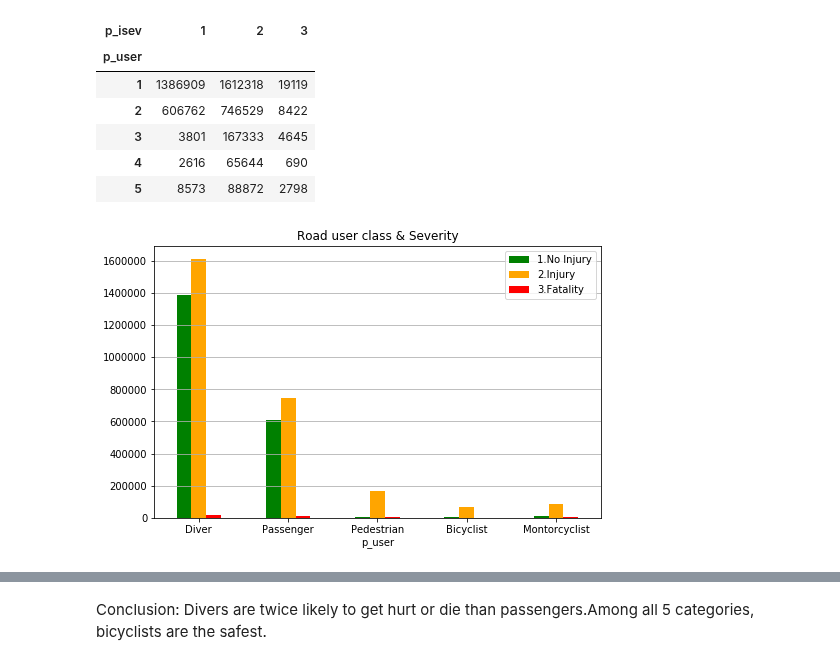
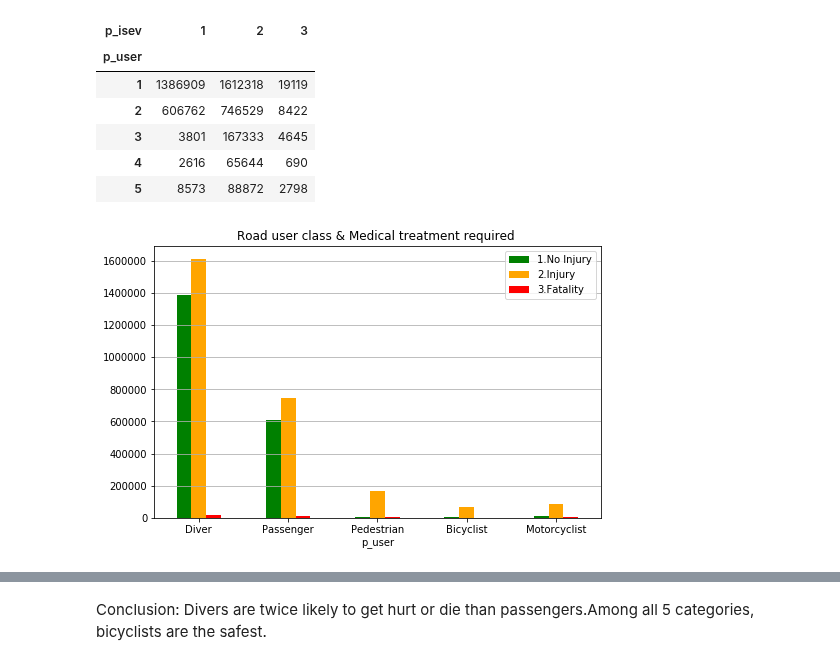
Before and after one commit to rynho/3250-G3, a Jupyter notebook: jupyterNB/Patricia_project.ipynb, the cells around one changed output, grey strips where cells are left out. Cells and saved outputs as stored; diff of their text form; code cells hidden in the pictures.

```diff
--- a/jupyterNB/Patricia_project.ipynb
+++ b/jupyterNB/Patricia_project.ipynb
@@ -391,7 +427,7 @@ df11
 # %%
-df11.plot(kind='bar',rot=0,color=['g','orange','r'],figsize=(8,5),title='Road user class & Severity')
+df11.plot(kind='bar',rot=0,color=['g','orange','r'],figsize=(8,5),title='Road user class & Medical treatment required ')
 plt.legend(['1.No Injury','2.Injury','3.Fatality'])
-plt.xticks(range(0,5),['Diver','Passenger','Pedestrian','Bicyclist', 'Montorcyclist'])
+plt.xticks(range(0,5),['Diver','Passenger','Pedestrian','Bicyclist', 'Motorcyclist'])
 plt.grid(axis='y');
 # %% [output]
-[figure, old version]
+[figure, new version]
```
Also changed, not shown: parts of 18 cells of this notebook.
